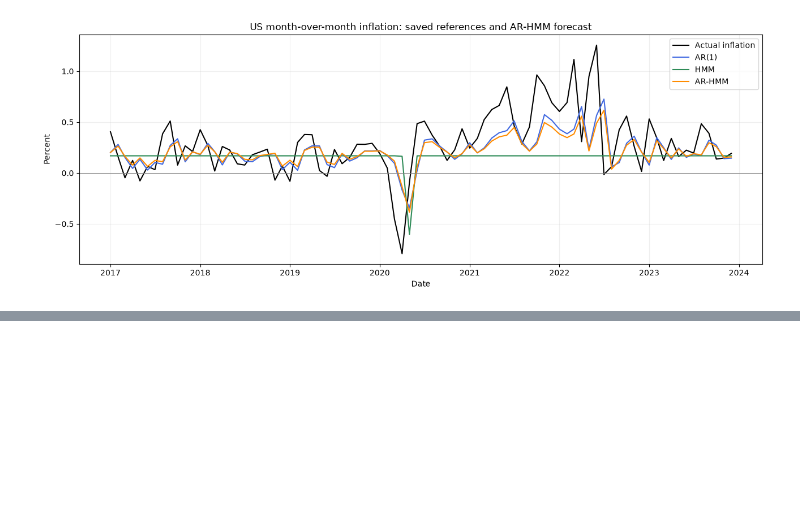
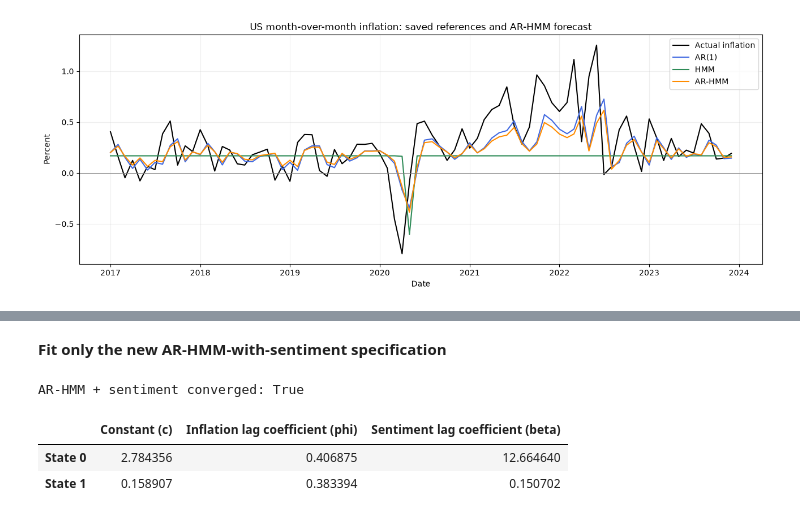
Before and after one commit to zahra-ynp/Thesis, a Jupyter notebook: modelling/notebooks/learning/05_AR_HMM.ipynb, the cells around one changed output, grey strips where cells are left out. Drawn from its saved outputs; the diff is of its cells as text; code cells hidden in the pictures; blank space fills up the shorter version.

```diff
--- a/modelling/notebooks/learning/05_AR_HMM.ipynb
+++ b/modelling/notebooks/learning/05_AR_HMM.ipynb
@@ -355,0 +413,49 @@ plt.show()
+# %% [markdown]
+**Fit only the new AR-HMM-with-sentiment specification**
+# %%
+# New AR-HMM extension: previous inflation plus previous news sentiment.
+np.random.seed(42)
+sentiment_arhmm_model = sm.tsa.MarkovRegression(
+    sentiment_train['Inflation_MoM'],
+    k_regimes=N_STATES,
+    trend='c',
+    exog=sentiment_train[['Inflation_Lag1', 'Sentiment_Lag1']],
+    switching_exog=True,
+    switching_variance=False,
+)
+sentiment_arhmm_result = sentiment_arhmm_model.fit(
+    disp=False, maxiter=2500, search_reps=40
+)
+
+print('AR-HMM + sentiment converged:',
+      sentiment_arhmm_result.mle_retvals.get('converged', False))
+# %% [output]
+AR-HMM + sentiment converged: True
+# %%
+sentiment_constants = np.array([
+    sentiment_arhmm_result.params[f'const[{state}]']
+    for state in range(N_STATES)
+])
+sentiment_phis = np.array([
+    sentiment_arhmm_result.params[f'x1[{state}]']
+    for state in range(N_STATES)
+])
+sentiment_betas = np.array([
+    sentiment_arhmm_result.params[f'x2[{state}]']
+    for state in range(N_STATES)
+])
+sentiment_variance = max(
+    float(sentiment_arhmm_result.params['sigma2']), 1e-12
+)
+sentiment_transition = sentiment_arhmm_result.regime_transition[:, :, 0]
+
+sentiment_equation_table = pd.DataFrame({
+    'Constant (c)': sentiment_constants,
+    'Inflation lag coefficient (phi)': sentiment_phis,
+    'Sentiment lag coefficient (beta)': sentiment_betas,
+}, index=[f'State {state}' for state in range(N_STATES)])
+sentiment_equation_table
+# %% [output]
+|  | Constant (c) | Inflation lag coefficient (phi) | Sentiment lag coefficient (beta) |
+| State 0 | 2.784356 | 0.406875 | 12.664640 |
+| State 1 | 0.158907 | 0.383394 | 0.150702 |
```
Also changed, not shown: parts of 11 cells of this notebook, 3 other files.
